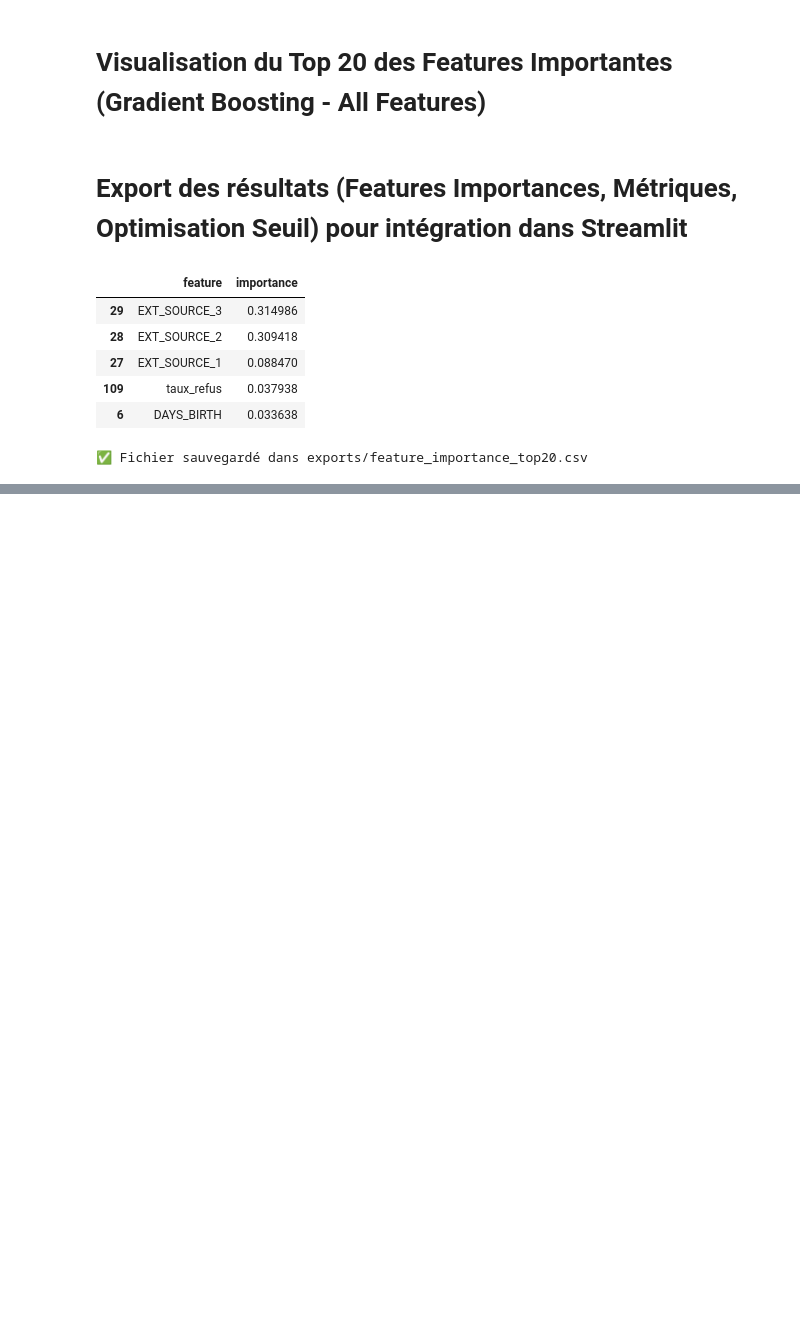
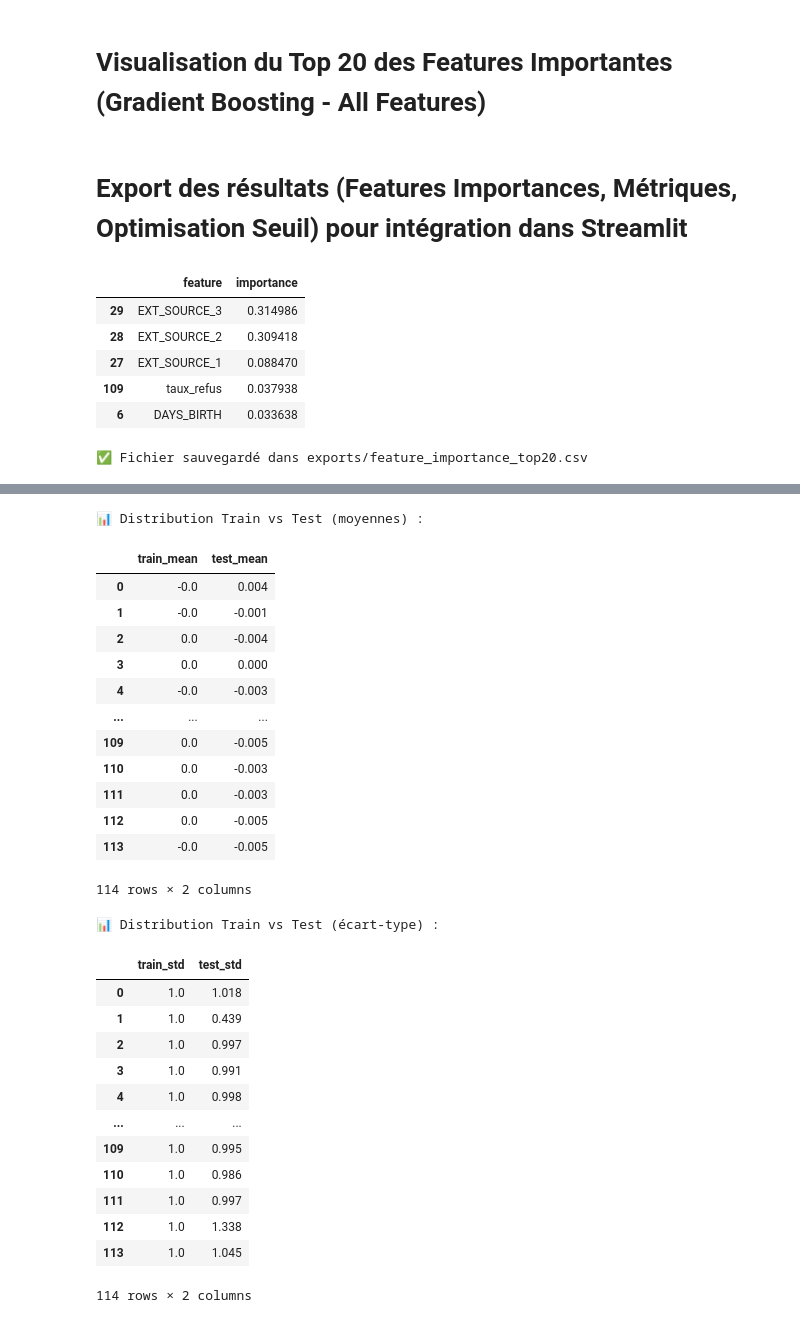
Before and after one commit to lansel2707/P07_implementez_un_modele_de_scoring, a Jupyter notebook: notebooks/02_modelisation_scoring.ipynb, the cells around one changed output, grey strips where cells are left out. Cells and saved outputs as stored; diff of their text form; code cells hidden in the pictures; blank space fills up the shorter version.

```diff
--- a/notebooks/02_modelisation_scoring.ipynb
+++ b/notebooks/02_modelisation_scoring.ipynb
@@ -1127,3 +1126,15 @@ fi_top20.to_csv(
 print(f"✅ Fichier sauvegardé dans {export_path}")
 # %% [output]
 ✅ Fichier sauvegardé dans exports/feature_importance_top20.csv
+# %%
+import numpy as np
+import pandas as pd
+
+# X_train_scaled est le dataset après scaling
+df_scaled = pd.DataFrame(X_train_scaled)
+
+print("Moyenne par variable (attendu ~0 si StandardScaler) :")
+display(df_scaled.mean().round(3))
+
+print("Écart-type par variable (attendu ~1 si StandardScaler) :")
+display(df_scaled.std().round(3))
@@ -1129,0 +1168,51 @@ print(f"✅ Fichier sauvegardé dans {export_path}")
+# %%
+# 🔍 Récupération du scaler interne au pipeline
+scaler = pipe_gbc_all_final.named_steps["scaler"]
+imputer = pipe_gbc_all_final.named_steps["imputer"]
+
+# ✅ Transformation correcte = imputation + scaling
+X_test_imputed = imputer.transform(X_test)
+X_test_scaled = scaler.transform(X_test_imputed)
+
+df_test_scaled = pd.DataFrame(X_test_scaled)
+
+print("📊 Distribution Train vs Test (moyennes) :")
+display(pd.DataFrame({
+    "train_mean": df_scaled.mean(),
+    "test_mean": df_test_scaled.mean()
+}).round(3))
+
+print("📊 Distribution Train vs Test (écart-type) :")
+display(pd.DataFrame({
+    "train_std": df_scaled.std(),
+    "test_std": df_test_scaled.std()
+}).round(3))
+# %% [output]
+📊 Distribution Train vs Test (moyennes) :
+|  | train_mean | test_mean |
+| 0 | -0.0 | 0.004 |
+| 1 | -0.0 | -0.001 |
+| 2 | 0.0 | -0.004 |
+| 3 | 0.0 | 0.000 |
+| 4 | -0.0 | -0.003 |
+| ... | ... | ... |
+| 109 | 0.0 | -0.005 |
+| 110 | 0.0 | -0.003 |
+| 111 | 0.0 | -0.003 |
+| 112 | 0.0 | -0.005 |
+| 113 | -0.0 | -0.005 |
+114 rows × 2 columns
+📊 Distribution Train vs Test (écart-type) :
+|  | train_std | test_std |
+| 0 | 1.0 | 1.018 |
+| 1 | 1.0 | 0.439 |
+| 2 | 1.0 | 0.997 |
+| 3 | 1.0 | 0.991 |
+| 4 | 1.0 | 0.998 |
+| ... | ... | ... |
+| 109 | 1.0 | 0.995 |
+| 110 | 1.0 | 0.986 |
+| 111 | 1.0 | 0.997 |
+| 112 | 1.0 | 1.338 |
+| 113 | 1.0 | 1.045 |
+114 rows × 2 columns
```
Also changed, not shown: parts of 7 cells of this notebook, 5 other files.
